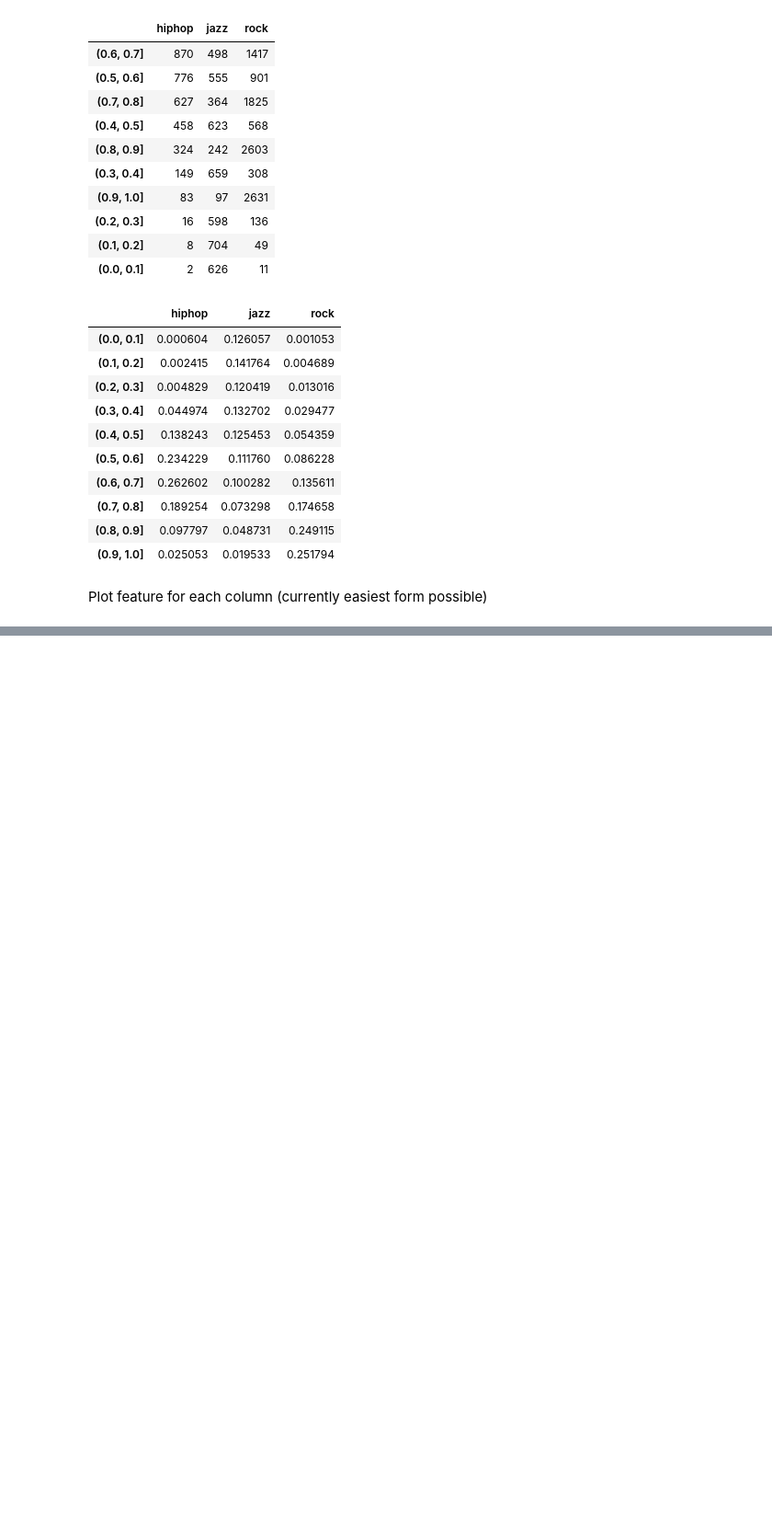
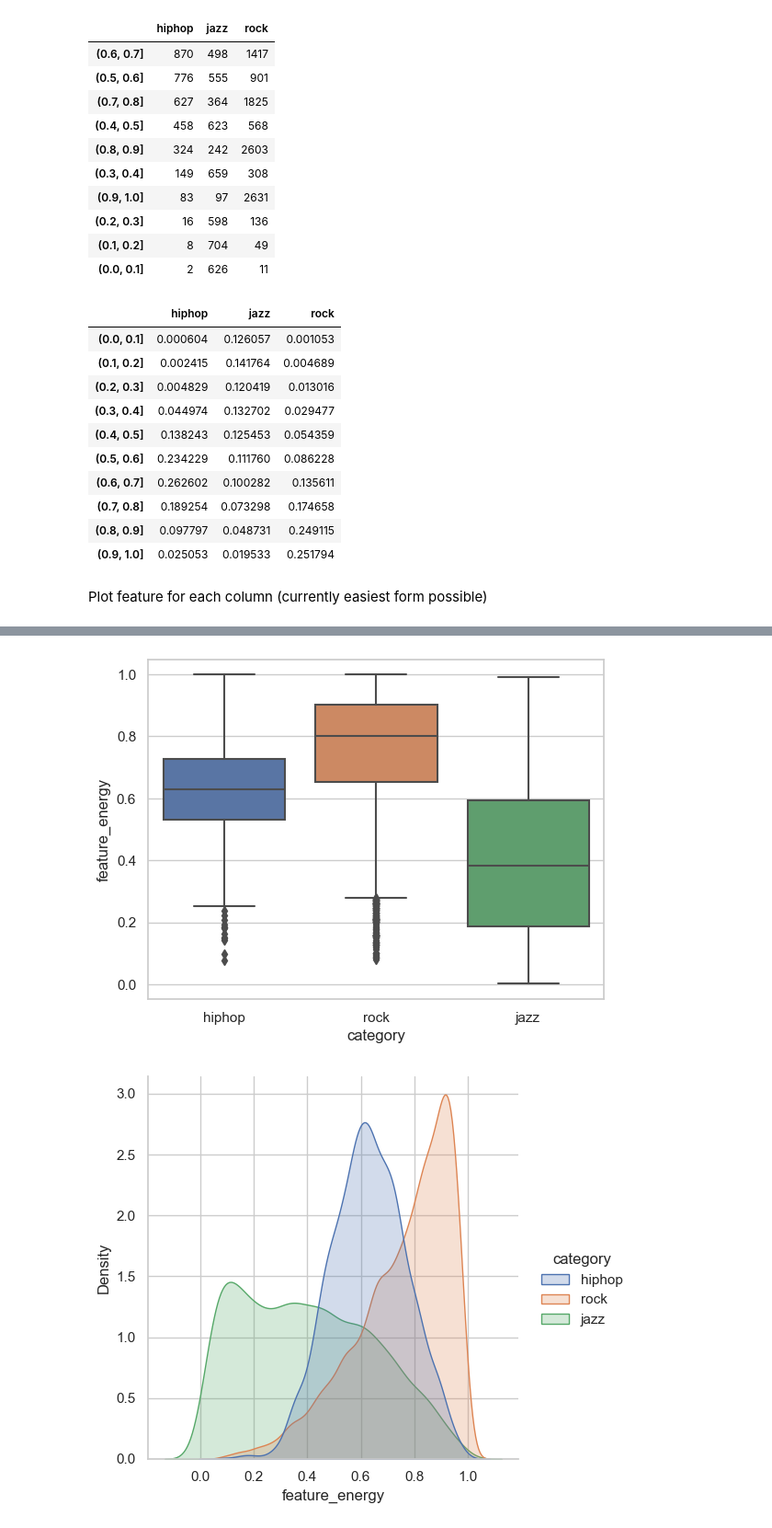
Before and after one commit to luispflamminger/spotify-genre-prediction, a Jupyter notebook: data_understanding/data_understanding_compare_features.ipynb, the cells around one changed output, grey strips where cells are left out. Shown at 92% size. Drawn from its saved outputs; the diff is of its cells as text; code cells hidden in the pictures; blank space fills up the shorter version.

```diff
--- a/data_understanding/data_understanding_compare_features.ipynb
+++ b/data_understanding/data_understanding_compare_features.ipynb
@@ -233,0 +303,11 @@ Text(0.5, 1.0, 'Feature: feature_energy')
+# %%
+#fig, (ax1, ax2) = plt.subplots(1, 2)
+
+#ax = fig.add_subplot(2, 1, 1)
+ax = sns.boxplot(data = df_seaborn, x = 'category', y = 'feature_energy')
+#ax = fig.add_subplot(2, 1, 2)
+ax = sns.displot(data = df_seaborn, x = 'feature_energy', hue = df_seaborn['category'], kind="kde",fill=True,common_norm=False)
+plt.show()
+# %% [output]
+[figure, added]
+[figure, added]
```
Also changed, not shown: parts of 6 cells of this notebook, 2 other files.
